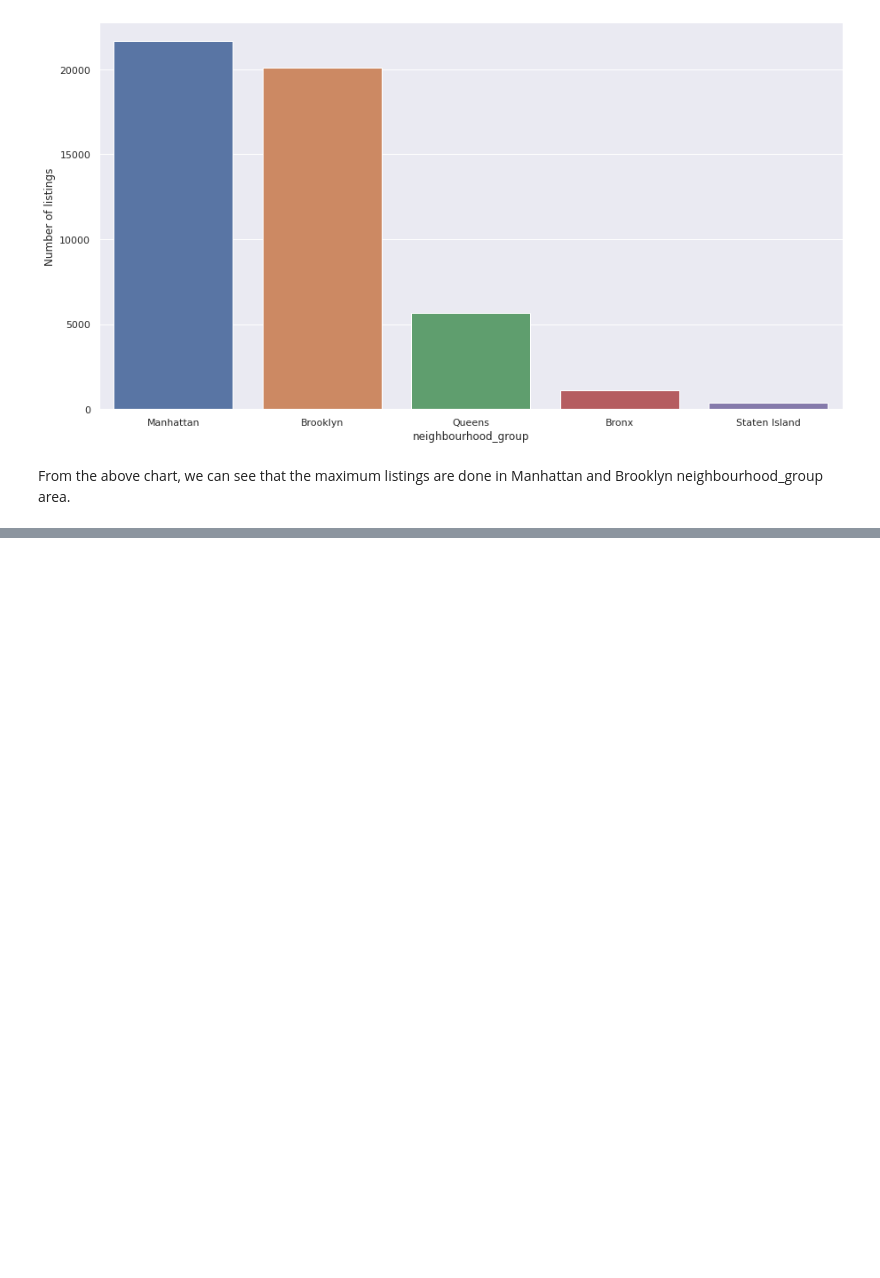
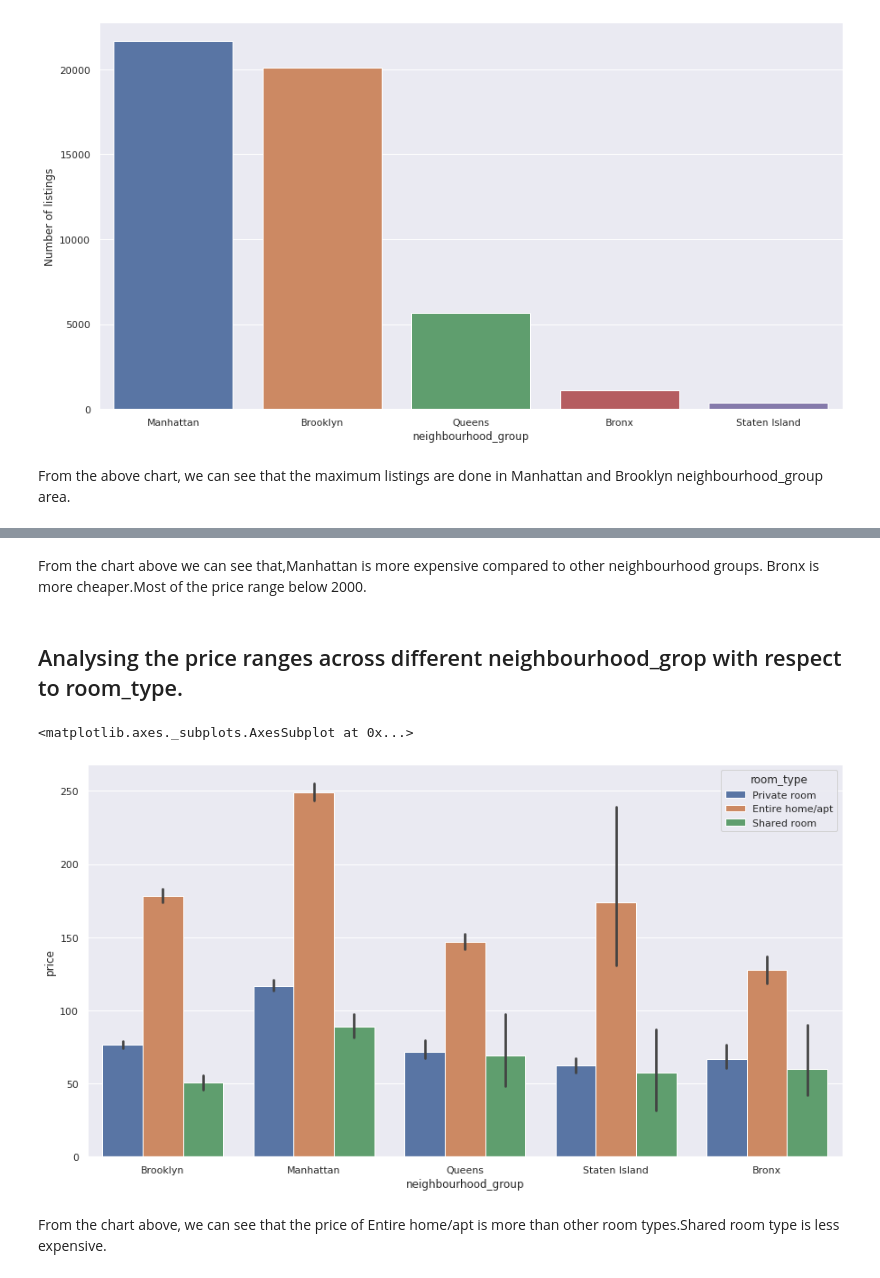
Before and after one commit to huda-nur-ed/AirBnB-Bookings-Analysis, a Jupyter notebook: [EDA_ABTN0101]_F_M_Nurul_Huda_AirBnB_Bookings_Analysis.ipynb, the cells around one changed output, grey strips where cells are left out. Cells and saved outputs as stored; diff of their text form; code cells hidden in the pictures; blank space fills up the shorter version.

```diff
--- a/[EDA_ABTN0101]_F_M_Nurul_Huda_AirBnB_Bookings_Analysis.ipynb
+++ b/[EDA_ABTN0101]_F_M_Nurul_Huda_AirBnB_Bookings_Analysis.ipynb
@@ -222,0 +256,12 @@ From the above chart, we can see that the maximum listings are done in Manhattan
+# %% [markdown]
+From the chart above we can see that,Manhattan is more expensive compared to other neighbourhood groups. Bronx is more cheaper.Most of the price range below 2000.
+# %% [markdown]
+## Analysing the price ranges across different neighbourhood_grop with respect to room_type.
+# %%
+# Get a barplot of the listings price across neighbourhood_group area with respect to room_type.
+sns.barplot(data=df,x ='neighbourhood_group',y='price',hue='room_type')
+# %% [output]
+<matplotlib.axes._subplots.AxesSubplot at 0x...>
+[figure, added]
+# %% [markdown]
+From the chart above, we can see that the price of Entire home/apt is more than other room types.Shared room type is less expensive.
```
Also changed, not shown: parts of 5 cells of this notebook.
